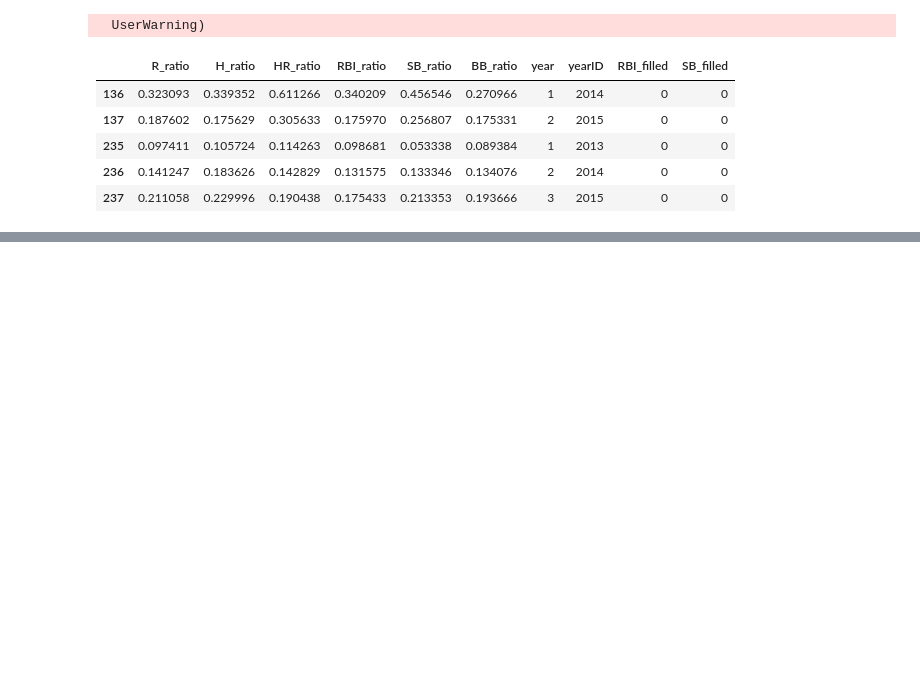
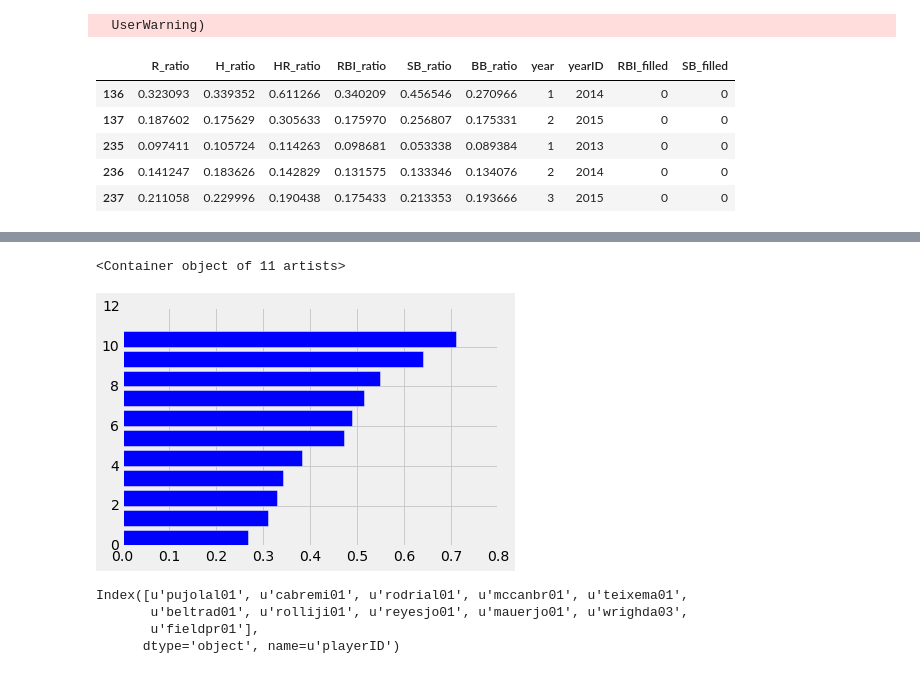
Before and after one commit to apyeh/BaseballHOF, a Jupyter notebook: notebooks/Test_Model_v1.ipynb, the cells around one changed output, grey strips where cells are left out. Drawn from its saved outputs; the diff is of its cells as text; code cells hidden in the pictures; blank space fills up the shorter version.

```diff
--- a/notebooks/Test_Model_v1.ipynb
+++ b/notebooks/Test_Model_v1.ipynb
@@ -59,0 +510,14 @@ array(['alcanar01', 'alcanar01', 'alcanar01', ..., 'alcanar01',
+# %%
+index = np.arange(len(predicted_hof_active_df_mean))
+# %%
+plt.barh(index, predicted_hof_active_df_mean['prob'])
+# %% [output]
+<Container object of 11 artists>
+[figure, added]
+# %%
+predicted_hof_active_df_mean.index
+# %% [output]
+Index([u'pujolal01', u'cabremi01', u'rodrial01', u'mccanbr01', u'teixema01',
+       u'beltrad01', u'rolliji01', u'reyesjo01', u'mauerjo01', u'wrighda03',
+       u'fieldpr01'],
+      dtype='object', name=u'playerID')
```
Also changed, not shown: parts of 94 cells of this notebook.
